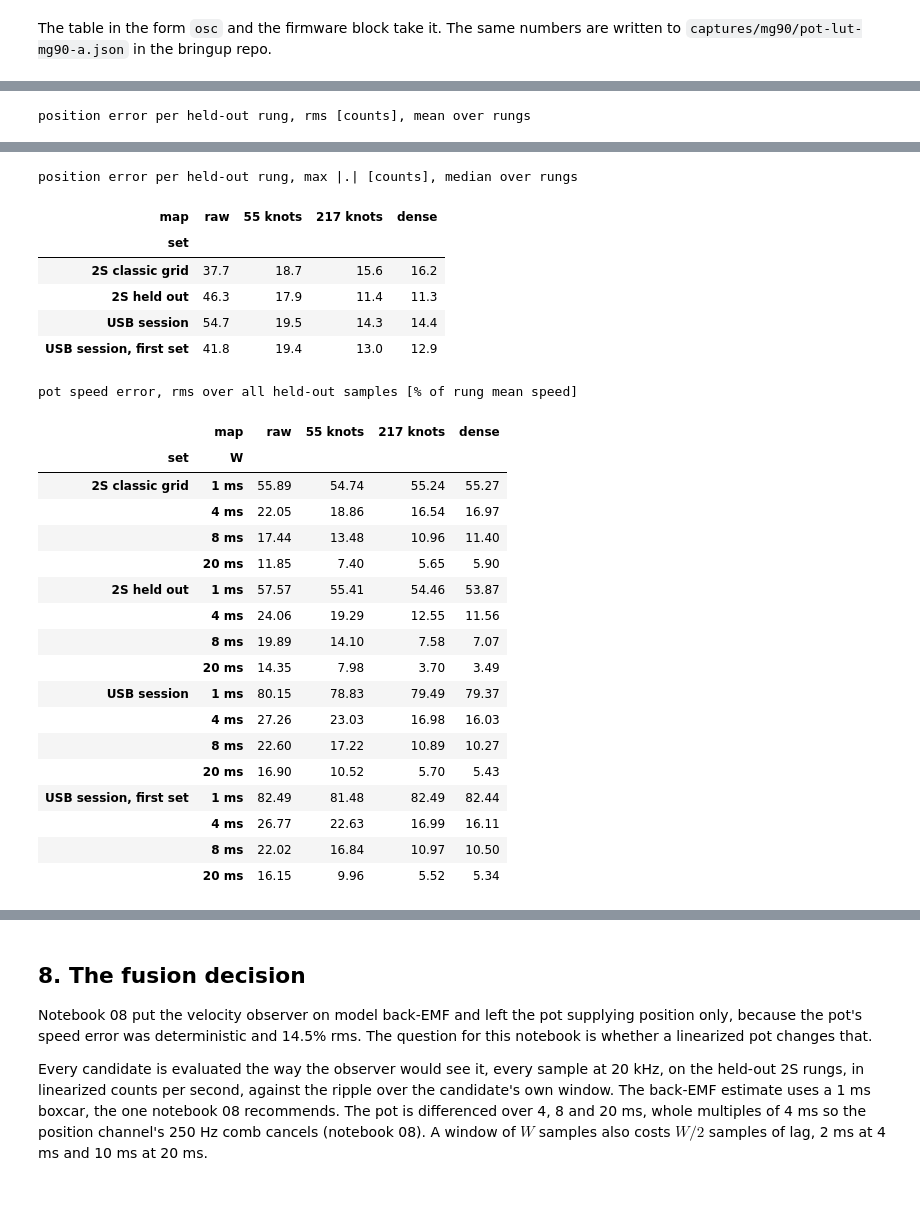
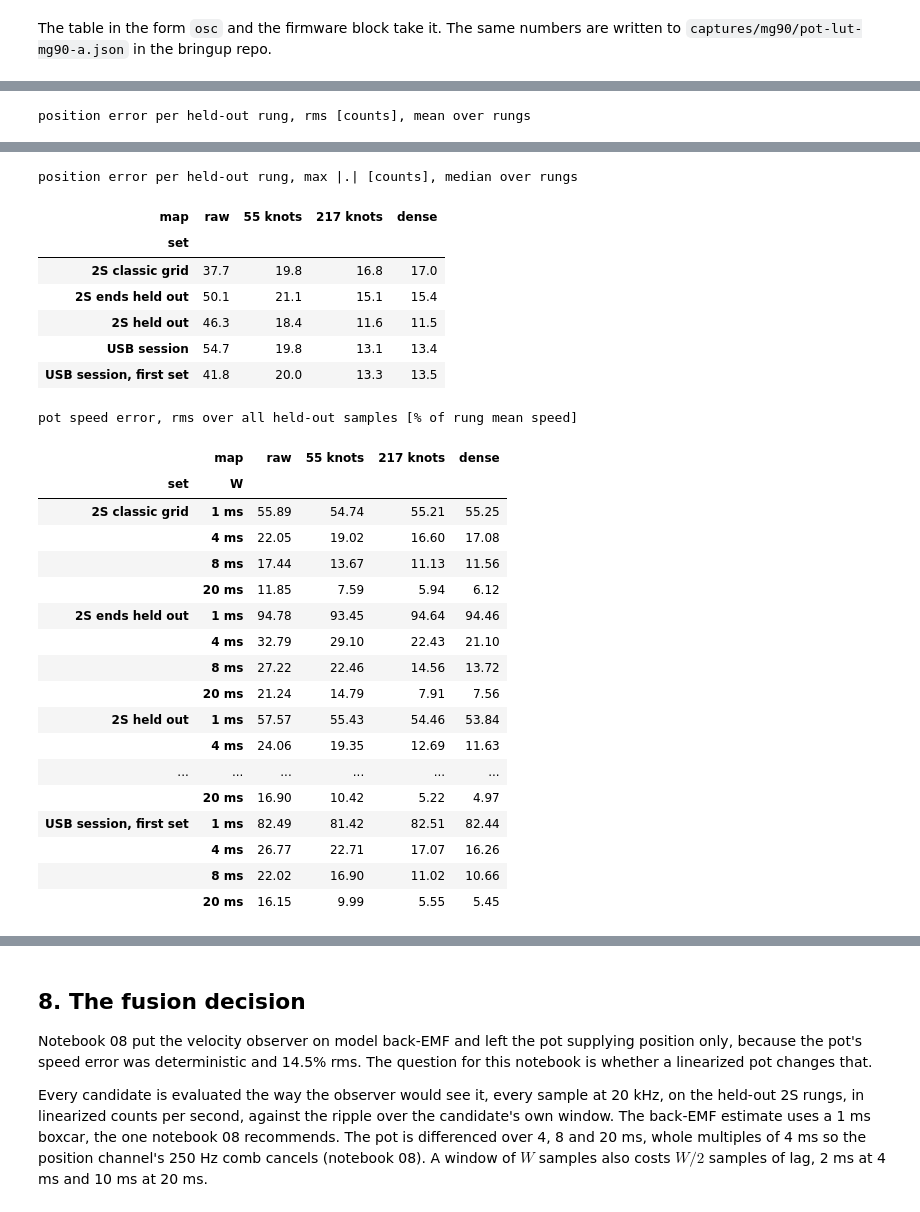
Before and after one commit to OpenServoCore/open-servo-core, a Jupyter notebook: notebooks/09-pot-linearization.ipynb, the cells around one changed output, grey strips where cells are left out. Cells and saved outputs as stored; diff of their text form; code cells hidden in the pictures.

```diff
--- a/notebooks/09-pot-linearization.ipynb
+++ b/notebooks/09-pot-linearization.ipynb
@@ -178,21 +189,23 @@ def complete(d):
             if {r.name for r in d.recordings("session", c)} >= {"slow", "fast"}]
 
 def frames(d, view):
-    # (capture, frame, meta) for every usable capture. A session dataset is sliced
-    # into the named view, a classic one reads the experiment of that name.
-    if "session" in d.experiments:
-        for c in complete(d):
-            df, meta = session.read(d, c, view)
-            yield c, df, meta
-    else:
+    # (capture, frame, meta) for every usable capture. A view that is one of the
+    # dataset's own experiments (the classic layout, and the 2S `ends` capture) is read
+    # as it is. Anything else is sliced out of the merged session.
+    if view in d.experiments:
         for c in d.captures(view):
             recs = d.recordings(view, c)
             if len(recs) == 1:                 # skips an empty capture folder
                 yield c, recs[0].frame(), recs[0].meta
+    else:
+        for c in complete(d):
+            df, meta = session.read(d, c, view)
+            yield c, df, meta
 
 pd.DataFrame([
     {"dataset": d.key, "supply": d.supply, "board": d.board.key,
-     "grid captures": len(list(complete(d))) if "session" in d.experiments else len(d.captures("grid"))}
+     "grid captures": len(list(complete(d))) if "session" in d.experiments else len(d.captures("grid")),
+     "ends captures": len(d.captures("ends")) if "ends" in d.experiments else 0}
     for d in (ds, ds_usb, ds_usb_old, ds_classic)
 ]).set_index("dataset")
 # %% [output]
@@ -270,6 +283,7 @@ rungs = {
     "USB session, first set": track(ds_usb_old, "grid", "USB session, first set"),
     "2S classic grid": track(ds_classic, "grid", "2S classic grid"),
     "2S classic steady steps": track(ds_classic, "ripple", "2S classic steady steps"),
+    "2S ends": track(ds, "ends", "2S ends"),                    # section 3, the end-of-travel capture
 }
 
 def summary(rs):
@@ -1166,7 +1702,7 @@ against 0.65 to 2.6 kHz in the core band.
 # The same shape from every other dataset, against the 2S session. USB is a check
 # of direction only, and the classic set was captured a day earlier on older timing.
 ref = shape(st1)
-rows = []
+rows, diffs = [], {}
 fig, ax = plt.subplots(figsize=(13, 4.8))
 ax.plot(xc, -ref, color="k", lw=1.4, label="2S session (reference)")
 for name, rs in rungs.items():
@@ -1177,6 +1713,7 @@ for name, rs in rungs.items():
         rows.append({"set": name, "rungs": sum(core(r) for r in rs), "note": "does not cover the common interval"})
         continue
     d = shape(s) - ref
+    diffs[name] = d
     ax.plot(xc, -shape(s), lw=0.8, label=name)
     rows.append({"set": name, "rungs": sum(core(r) for r in rs), "rms vs 2S session [counts]": np.std(d),
                  "max |.| [counts]": np.abs(d).max(), "covered": f"{s.lo} .. {s.hi}",
@@ -1189,5 +1726,12 @@ ax.set_title("the shape from every dataset")
 ax.legend(fontsize=8)
 ax.grid(True, lw=0.3)
 plt.show()
-pd.DataFrame(rows).set_index("set").round(3)
+t39 = pd.DataFrame(rows).set_index("set")
+# Does a set differ from the session the same way the ends capture does? A correlation
+# near 1 means the same pattern, whatever its size.
+t39["corr with the 2S ends difference"] = [np.corrcoef(diffs[n], diffs["2S ends"])[0, 1] if n in diffs else np.nan
+                                           for n in t39.index]
+print("2S ends, each capture alone against the 2S session, rms / max [counts]:",
+      {c: (round(np.std(sh - ref), 2), round(np.abs(sh - ref).max(), 1)) for c, sh in zip(caps_e, PE)})
+t39.round(3)
 # %% [output]
@@ -1382,6 +2027,8 @@ $$\hat v_{pot}[k] = \frac{\theta[k] - \theta[k - W]}{W\,T_s}$$
 scored against the ripple over the same window, in percent of the rung's mean speed.
 # %%
 # Leave one capture out: build from four 2S captures, test on the fifth, rotate.
+# The session and the ends capture share capture names only (they were recorded hours
+# apart), and each fold leaves both capture-N out, so no test rung is in its table.
 # Truth on a held-out rung is its own ripple angle, with an offset and a scale fitted
 # per rung (the chord gauge), so the error is shape only.
 M0 = 400              # 20 ms after the first tracked sample
@@ -1409,7 +2056,7 @@ def evaluate(test, maps, label):
 
 pos_ev, spd_ev = [], []
 for c in caps:
-    s = potlut.stitch(chunks([r for r in S2 if r["cap"] != c]), RAW_MIN, RAW_MAX)
+    s = potlut.stitch(chunks([r for r in FOLD if r["cap"] != c]), RAW_MIN, RAW_MAX)
     L55 = potlut.from_stitch(s, RAW_MIN, RAW_MAX)
     xs = np.arange(s.lo, s.hi + 1)
     dense_c = potlut.true_counts(s, xs)
@@ -1417,6 +2064,8 @@ for c in caps:
             "217 knots": potlut.from_stitch(s, RAW_MIN, RAW_MAX, n_knots=217).counts,
             "dense": lambda p, xs=xs, d=dense_c: np.interp(p, xs, d)}
     a, b = evaluate([r for r in S2 if r["cap"] == c], maps, "2S held out")
+    pos_ev.append(a); spd_ev.append(b)
+    a, b = evaluate([r for r in E if r["cap"] == c], maps, "2S ends held out")
     pos_ev.append(a); spd_ev.append(b)
 # the full 2S table applied to the other supply and the older sets
 maps_full = {"raw": lambda p: p.astype(float), "55 knots": LUT.counts,
@@ -1447,27 +2097,28 @@ position error per held-out rung, rms [counts], mean over rungs
 position error per held-out rung, max |.| [counts], median over rungs
 | map | raw | 55 knots | 217 knots | dense |
 | set |  |  |  |  |
-| 2S classic grid | 37.7 | 18.7 | 15.6 | 16.2 |
-| 2S held out | 46.3 | 17.9 | 11.4 | 11.3 |
-| USB session | 54.7 | 19.5 | 14.3 | 14.4 |
-| USB session, first set | 41.8 | 19.4 | 13.0 | 12.9 |
+| 2S classic grid | 37.7 | 19.8 | 16.8 | 17.0 |
+| 2S ends held out | 50.1 | 21.1 | 15.1 | 15.4 |
+| 2S held out | 46.3 | 18.4 | 11.6 | 11.5 |
+| USB session | 54.7 | 19.8 | 13.1 | 13.4 |
+| USB session, first set | 41.8 | 20.0 | 13.3 | 13.5 |
 pot speed error, rms over all held-out samples [% of rung mean speed]
 |  | map | raw | 55 knots | 217 knots | dense |
 | set | W |  |  |  |  |
-| 2S classic grid | 1 ms | 55.89 | 54.74 | 55.24 | 55.27 |
-|  | 4 ms | 22.05 | 18.86 | 16.54 | 16.97 |
-|  | 8 ms | 17.44 | 13.48 | 10.96 | 11.40 |
-|  | 20 ms | 11.85 | 7.40 | 5.65 | 5.90 |
-| 2S held out | 1 ms | 57.57 | 55.41 | 54.46 | 53.87 |
-|  | 4 ms | 24.06 | 19.29 | 12.55 | 11.56 |
-|  | 8 ms | 19.89 | 14.10 | 7.58 | 7.07 |
-|  | 20 ms | 14.35 | 7.98 | 3.70 | 3.49 |
-| USB session | 1 ms | 80.15 | 78.83 | 79.49 | 79.37 |
-|  | 4 ms | 27.26 | 23.03 | 16.98 | 16.03 |
-|  | 8 ms | 22.60 | 17.22 | 10.89 | 10.27 |
-|  | 20 ms | 16.90 | 10.52 | 5.70 | 5.43 |
-| USB session, first set | 1 ms | 82.49 | 81.48 | 82.49 | 82.44 |
-|  | 4 ms | 26.77 | 22.63 | 16.99 | 16.11 |
-|  | 8 ms | 22.02 | 16.84 | 10.97 | 10.50 |
-|  | 20 ms | 16.15 | 9.96 | 5.52 | 5.34 |
+| 2S classic grid | 1 ms | 55.89 | 54.74 | 55.21 | 55.25 |
+|  | 4 ms | 22.05 | 19.02 | 16.60 | 17.08 |
+|  | 8 ms | 17.44 | 13.67 | 11.13 | 11.56 |
+|  | 20 ms | 11.85 | 7.59 | 5.94 | 6.12 |
+| 2S ends held out | 1 ms | 94.78 | 93.45 | 94.64 | 94.46 |
+|  | 4 ms | 32.79 | 29.10 | 22.43 | 21.10 |
+|  | 8 ms | 27.22 | 22.46 | 14.56 | 13.72 |
+|  | 20 ms | 21.24 | 14.79 | 7.91 | 7.56 |
+| 2S held out | 1 ms | 57.57 | 55.43 | 54.46 | 53.84 |
+|  | 4 ms | 24.06 | 19.35 | 12.69 | 11.63 |
+| ... | ... | ... | ... | ... | ... |
+|  | 20 ms | 16.90 | 10.42 | 5.22 | 4.97 |
+| USB session, first set | 1 ms | 82.49 | 81.42 | 82.51 | 82.44 |
+|  | 4 ms | 26.77 | 22.71 | 17.07 | 16.26 |
+|  | 8 ms | 22.02 | 16.90 | 11.02 | 10.66 |
+|  | 20 ms | 16.15 | 9.99 | 5.55 | 5.45 |
 # %% [markdown]
```
Also changed, not shown: parts of 46 cells of this notebook.
